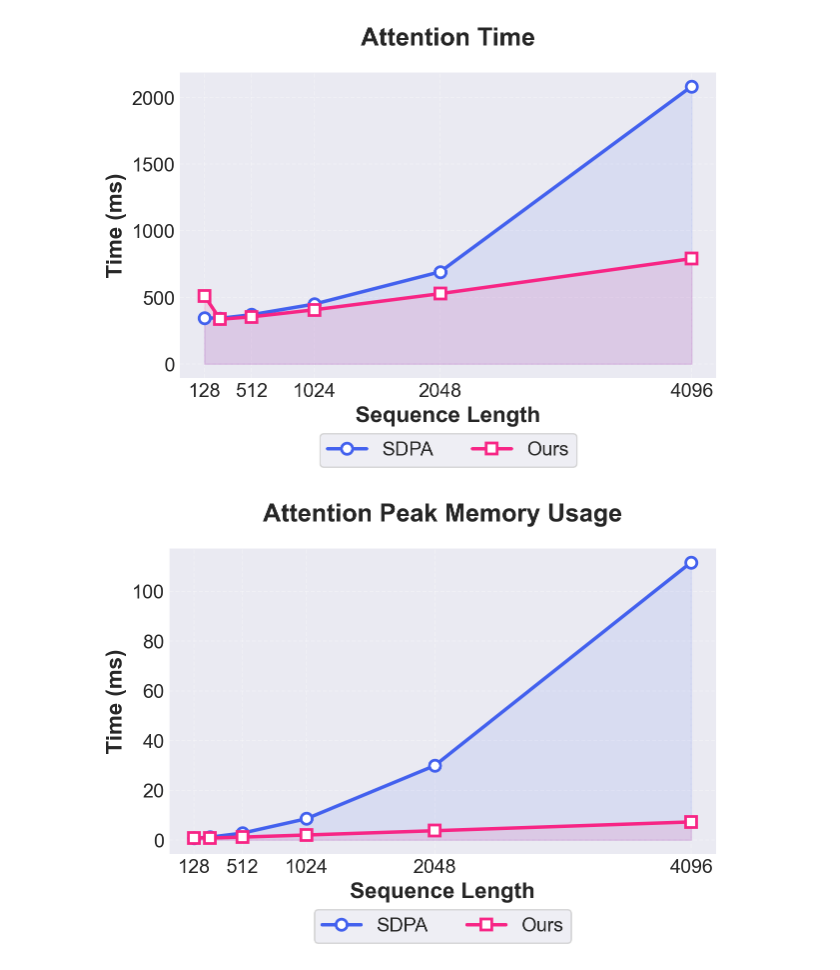
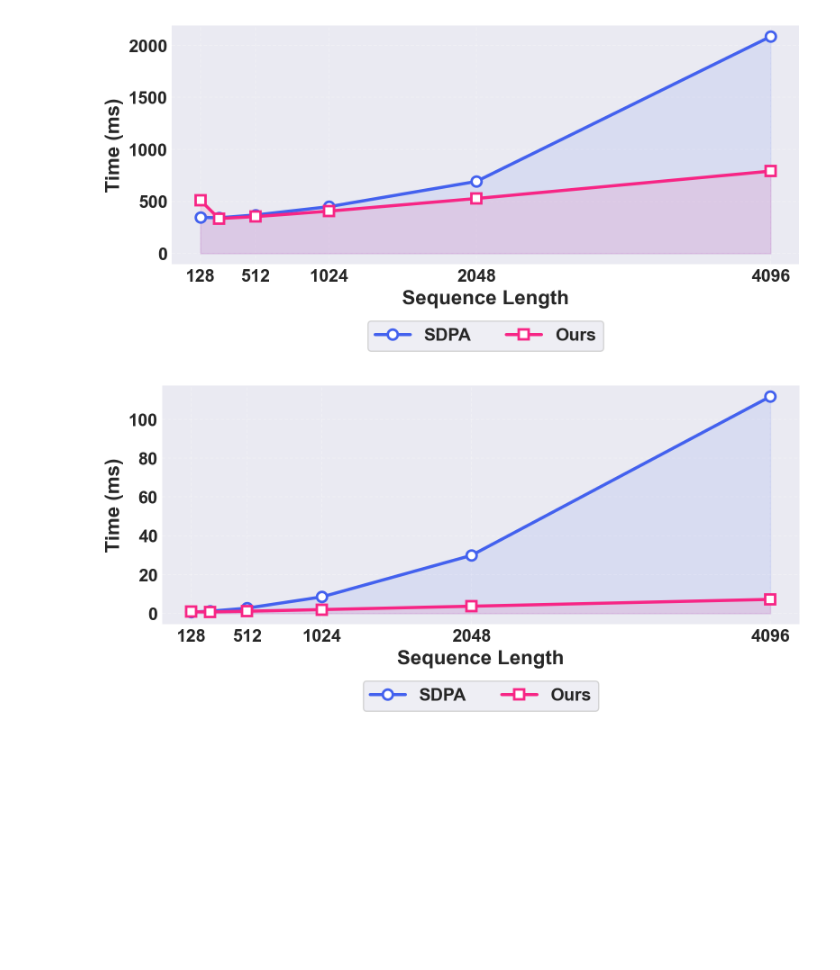
Before and after one commit to FrankLeeeee/My-Plot, a Jupyter notebook: examples/attention-optim.ipynb, the cells around one changed output. Cells and saved outputs as stored; diff of their text form; code cells hidden in the pictures; blank space fills up the shorter version.

Commit message:
updated plots

```diff
--- a/examples/attention-optim.ipynb
+++ b/examples/attention-optim.ipynb
@@ -24,6 +24,8 @@ def generate_line_plot(
     num_legend_cols: int = 2,
     show_area_under_curve: bool = False,
     ):
+    plt.figure(figsize=(8, 4))
+
     for idx, line_data in enumerate(data_list):
         plt.plot(
                 line_data.x,
@@ -43,48 +45,51 @@ def generate_line_plot(
 
     plt.xlabel(x_label, fontsize=common.LABEL_FONT_SIZE, fontweight='bold')
     plt.ylabel(y_label, fontsize=common.LABEL_FONT_SIZE, fontweight='bold')
-    plt.title(title, fontsize=common.TITLE_SIZE, fontweight='bold', pad=20)
-    plt.xticks(fontsize=common.X_TICK_FONT_SIZE)
-    plt.yticks(fontsize=common.Y_TICK_FONT_SIZE)
+
+    if title:
+        plt.title(title, fontsize=common.TITLE_SIZE, fontweight='bold', pad=20)
+
+    plt.xticks(fontsize=common.X_TICK_FONT_SIZE, fontweight='bold')
+    plt.yticks(fontsize=common.Y_TICK_FONT_SIZE, fontweight='bold')
 
     if x_ticks:
         plt.xticks(x_ticks[0], x_ticks[1], fontsize=common.X_TICK_FONT_SIZE)
 
     if show_legend:
         # put legend below the plot
-        plt.legend(frameon=True, fontsize=common.LEGEND_FONT_SIZE, loc='upper center', bbox_to_anchor=(0.5, -0.15), ncol=num_legend_cols)
+        plt.legend(frameon=True, prop={'weight': 'bold', 'size': 14}, loc='upper center', bbox_to_anchor=(0.5, -0.2), ncol=num_legend_cols)
 
     if show_grid:
         plt.grid(True, alpha=0.3, linestyle='--')
 
     plt.tight_layout()
 
 
 # Generate sample data
 months = ['128', '512', '1024', '2048', '4096']
 data_list = [
         LinePlotData(x=[128, 256, 512, 1024, 2048, 4096], y=[347, 343, 370, 450, 692, 2084], name='SDPA'),
         LinePlotData(x=[128, 256, 512, 1024, 2048, 4096], y=[511, 336, 354, 407, 528, 791], name='Ours'),
 ]
 
 
 generate_line_plot(
         data_list=data_list,
         x_label='Sequence Length',
         y_label='Time (ms)',
-        title='Attention Time',
+        title=None,
         x_ticks=[
             [128, 512, 1024, 2048, 4096],
             months
         ],
         show_legend=True,
         show_grid=True,
         show_area_under_curve=True
 )
 plt.savefig('plots/attention-time.pdf', dpi=300)
 plt.show()
 # %% [output]
-[figure, old version]
+[figure, new version]
 # %%
 # Generate sample data
 months = ['128', '512', '1024', '2048', '4096']
@@ -98,7 +103,7 @@ generate_line_plot(
         data_list=data_list,
         x_label='Sequence Length',
         y_label='Time (ms)',
-        title='Attention Peak Memory Usage',
+        title=None,
         x_ticks=[
             [128, 512, 1024, 2048, 4096],
             months
@@ -110,4 +115,4 @@ generate_line_plot(
 plt.savefig('plots/attention-memory.pdf', dpi=300)
 plt.show()
 # %% [output]
-[figure, old version]
+[figure, new version]
```
Also changed, not shown: 11 other files.
